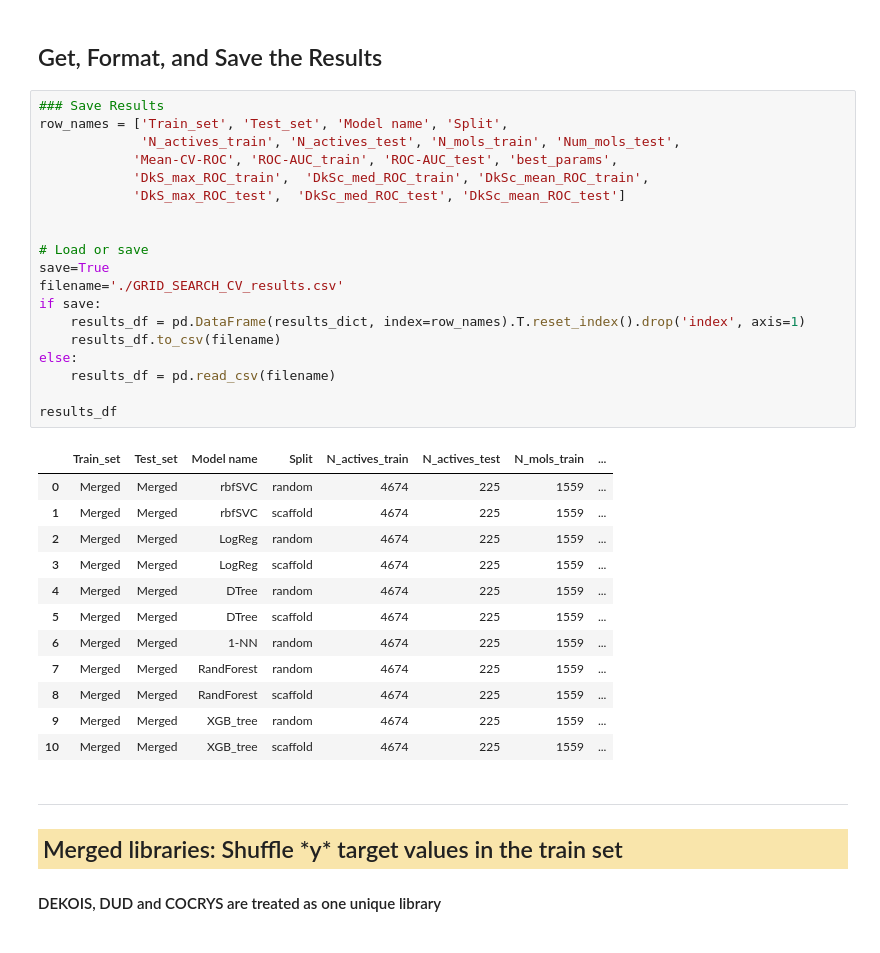
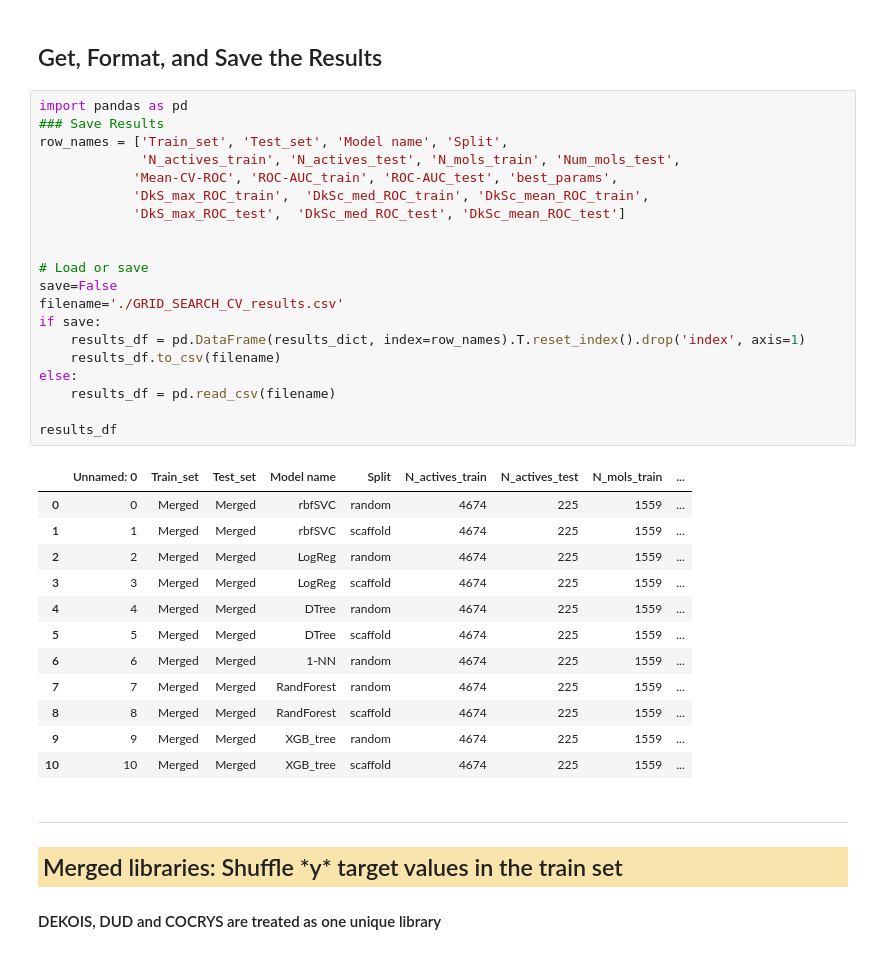
Before and after one commit to jRicciL/FXa-notebooks, a Jupyter notebook: 2_Docking_analysis/4_ML_Model_Selection_Grid_Search.ipynb, the cells around one changed output. Cells and saved outputs as stored; diff of their text form.

```diff
--- a/2_Docking_analysis/4_ML_Model_Selection_Grid_Search.ipynb
+++ b/2_Docking_analysis/4_ML_Model_Selection_Grid_Search.ipynb
@@ -2030,37 +2030,38 @@ Wall time: 3min 44s
 # %% [markdown]
 ## Get, Format, and Save the Results
 # %%
+import pandas as pd
 ### Save Results
 row_names = ['Train_set', 'Test_set', 'Model name', 'Split',
              'N_actives_train', 'N_actives_test', 'N_mols_train', 'Num_mols_test',
             'Mean-CV-ROC', 'ROC-AUC_train', 'ROC-AUC_test', 'best_params',
             'DkS_max_ROC_train',  'DkSc_med_ROC_train', 'DkSc_mean_ROC_train',
             'DkS_max_ROC_test',  'DkSc_med_ROC_test', 'DkSc_mean_ROC_test']
 
 
 # Load or save
-save=True
+save=False
 filename='./GRID_SEARCH_CV_results.csv'
 if save:
     results_df = pd.DataFrame(results_dict, index=row_names).T.reset_index().drop('index', axis=1)
     results_df.to_csv(filename)
 else:
     results_df = pd.read_csv(filename)
 
 results_df
 # %% [output]
-|  | Train_set | Test_set | Model name | Split | N_actives_train | N_actives_test | N_mols_train | ... |
-| 0 | Merged | Merged | rbfSVC | random | 4674 | 225 | 1559 | ... |
-| 1 | Merged | Merged | rbfSVC | scaffold | 4674 | 225 | 1559 | ... |
-| 2 | Merged | Merged | LogReg | random | 4674 | 225 | 1559 | ... |
-| 3 | Merged | Merged | LogReg | scaffold | 4674 | 225 | 1559 | ... |
-| 4 | Merged | Merged | DTree | random | 4674 | 225 | 1559 | ... |
-| 5 | Merged | Merged | DTree | scaffold | 4674 | 225 | 1559 | ... |
-| 6 | Merged | Merged | 1-NN | random | 4674 | 225 | 1559 | ... |
-| 7 | Merged | Merged | RandForest | random | 4674 | 225 | 1559 | ... |
-| 8 | Merged | Merged | RandForest | scaffold | 4674 | 225 | 1559 | ... |
-| 9 | Merged | Merged | XGB_tree | random | 4674 | 225 | 1559 | ... |
-| 10 | Merged | Merged | XGB_tree | scaffold | 4674 | 225 | 1559 | ... |
+|  | Unnamed: 0 | Train_set | Test_set | Model name | Split | N_actives_train | N_actives_test | N_mols_train | ... |
+| 0 | 0 | Merged | Merged | rbfSVC | random | 4674 | 225 | 1559 | ... |
+| 1 | 1 | Merged | Merged | rbfSVC | scaffold | 4674 | 225 | 1559 | ... |
+| 2 | 2 | Merged | Merged | LogReg | random | 4674 | 225 | 1559 | ... |
+| 3 | 3 | Merged | Merged | LogReg | scaffold | 4674 | 225 | 1559 | ... |
+| 4 | 4 | Merged | Merged | DTree | random | 4674 | 225 | 1559 | ... |
+| 5 | 5 | Merged | Merged | DTree | scaffold | 4674 | 225 | 1559 | ... |
+| 6 | 6 | Merged | Merged | 1-NN | random | 4674 | 225 | 1559 | ... |
+| 7 | 7 | Merged | Merged | RandForest | random | 4674 | 225 | 1559 | ... |
+| 8 | 8 | Merged | Merged | RandForest | scaffold | 4674 | 225 | 1559 | ... |
+| 9 | 9 | Merged | Merged | XGB_tree | random | 4674 | 225 | 1559 | ... |
+| 10 | 10 | Merged | Merged | XGB_tree | scaffold | 4674 | 225 | 1559 | ... |
 # %% [markdown]
 ***
 <h2 style='background-color: #F9E5AB; padding: 5px;'>
```
